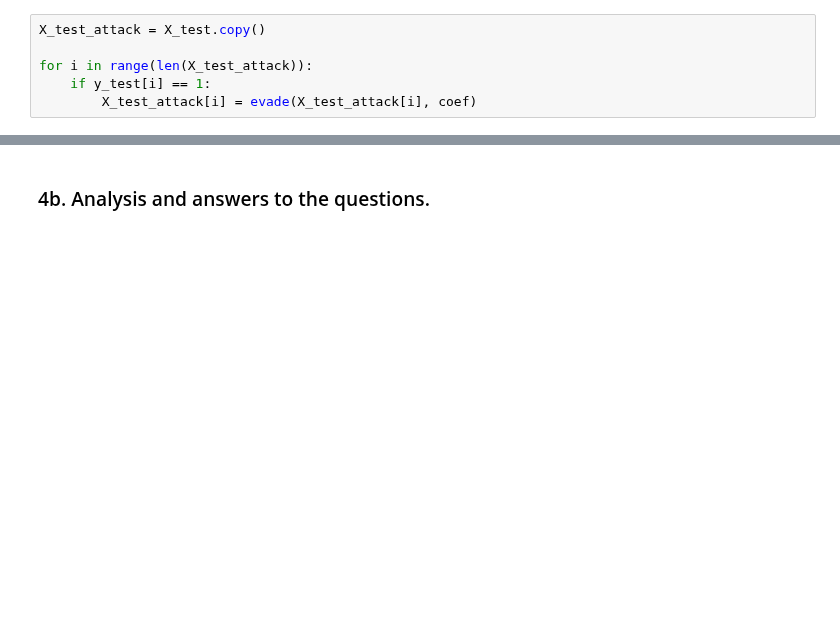
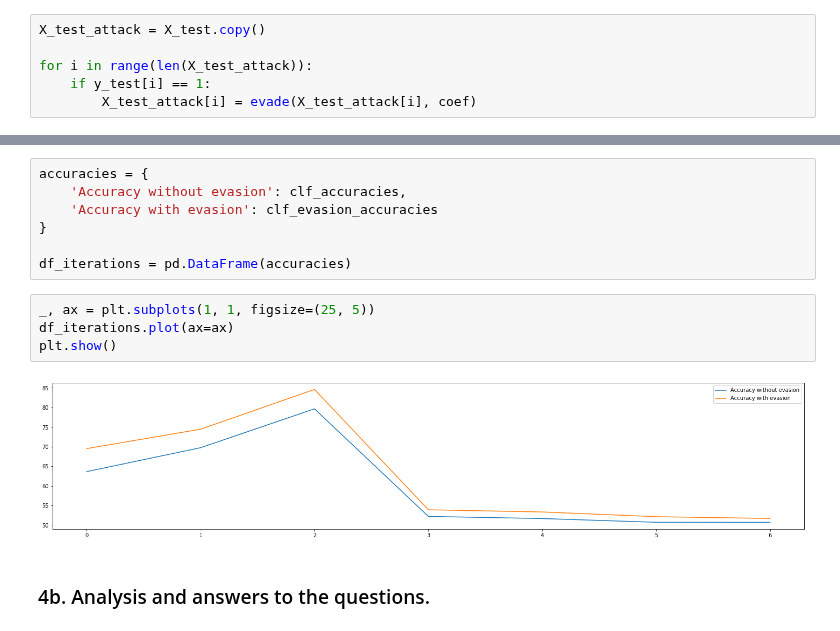
Before and after one commit to kponichtera/cs4035-cda, a Jupyter notebook: lab4/Lab4.ipynb, the cells around one changed output, grey strips where cells are left out. Cells and saved outputs as stored; diff of their text form; blank space fills up the shorter version.

```diff
--- a/lab4/Lab4.ipynb
+++ b/lab4/Lab4.ipynb
@@ -288,2 +411,15 @@ Accuracy: 97.96052631578948
+# %%
+accuracies = {
+    'Accuracy without evasion': clf_accuracies,
+    'Accuracy with evasion': clf_evasion_accuracies
+}
+
+df_iterations = pd.DataFrame(accuracies)
+# %%
+_, ax = plt.subplots(1, 1, figsize=(25, 5))
+df_iterations.plot(ax=ax)
+plt.show()
+# %% [output]
+[figure, added]
 # %% [markdown]
 ### 4b. Analysis and answers to the questions.
```
Also changed, not shown: parts of 5 cells of this notebook.
